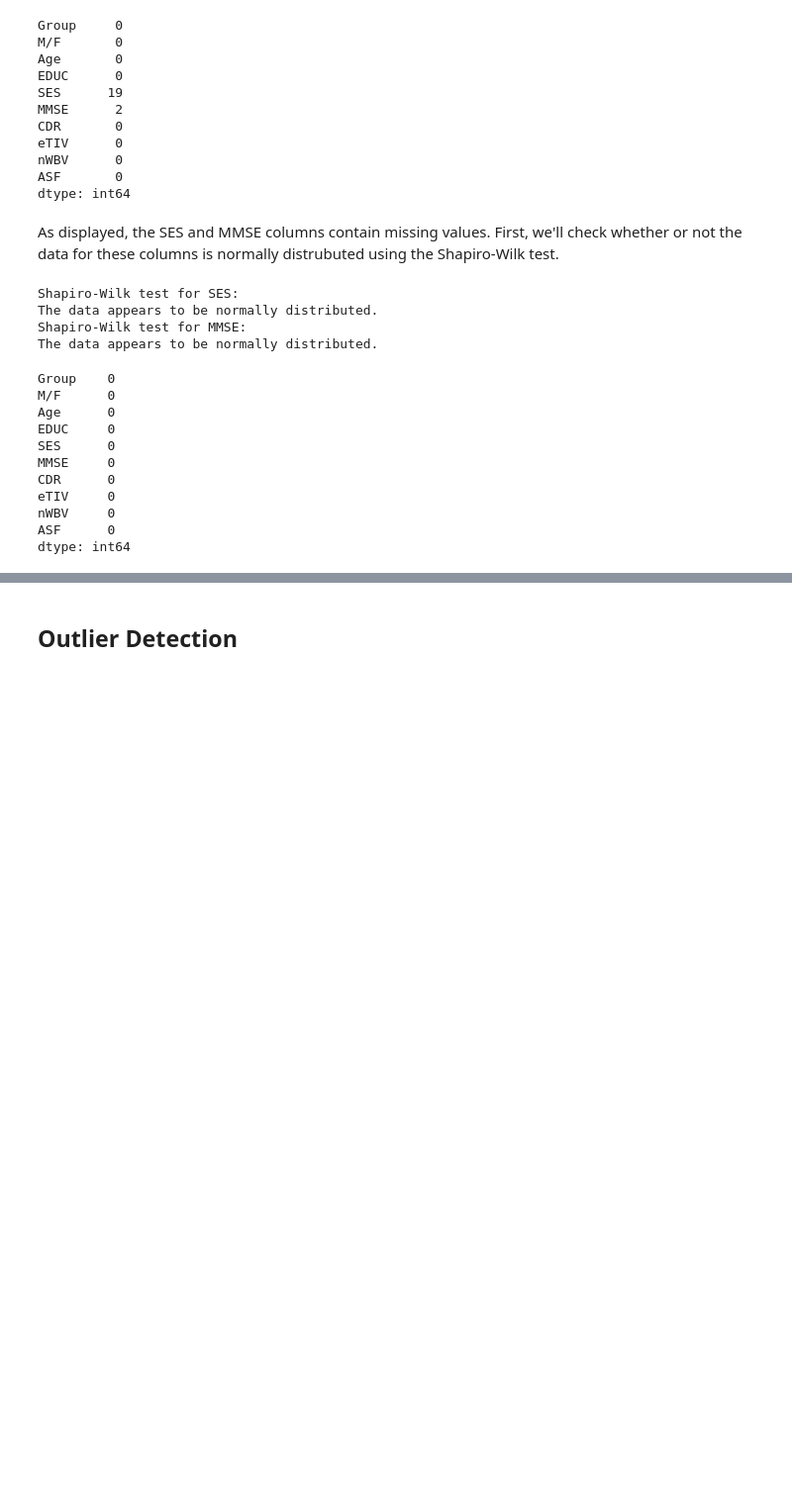
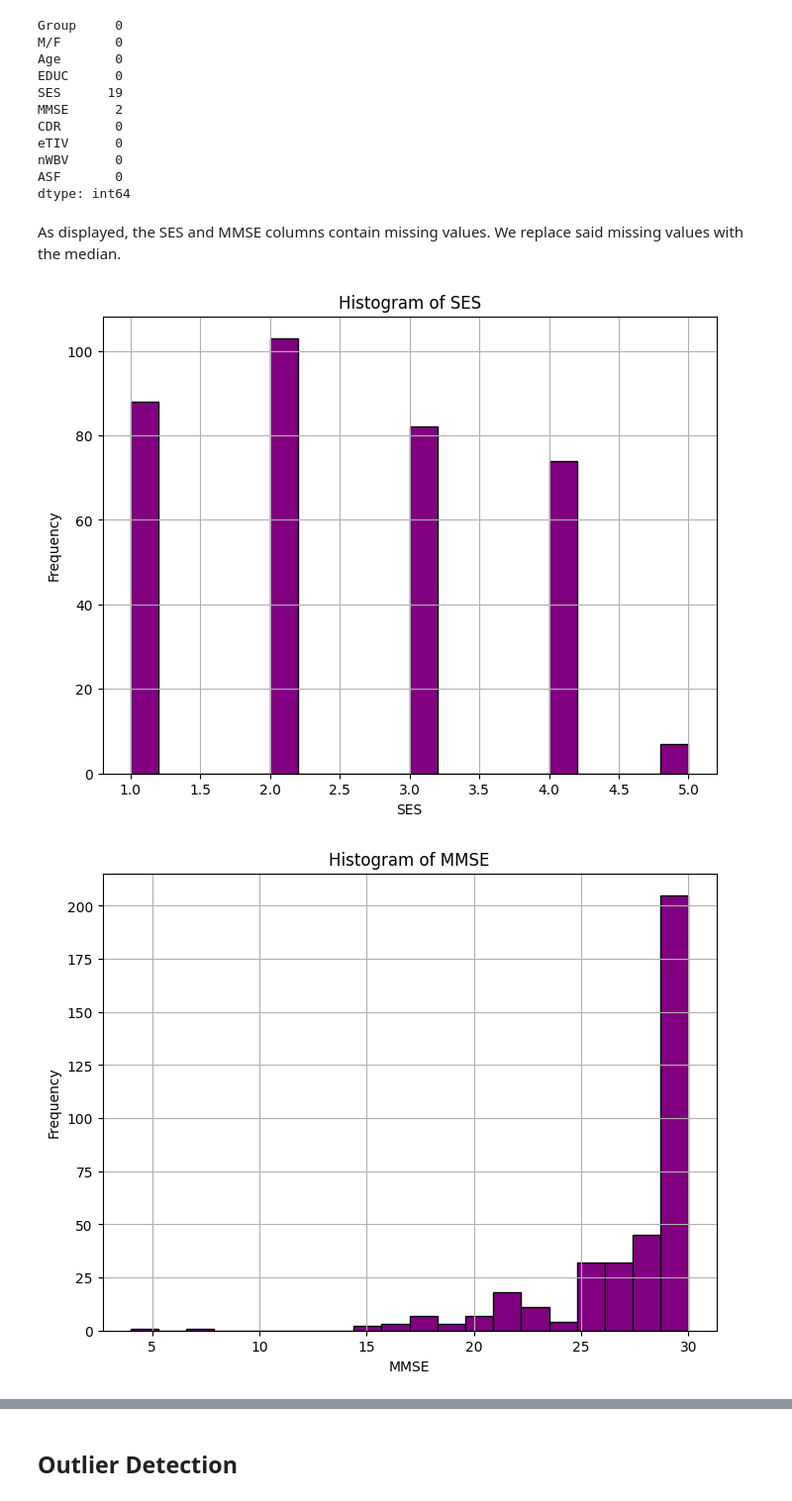
Before and after one commit to arwakhalidw/2024-GP-Group6, a Jupyter notebook: AlzheimerPredictor.ipynb, the cells around one changed output, grey strips where cells are left out. Shown at 99% size. Drawn from its saved outputs; the diff is of its cells as text; code cells hidden in the pictures; blank space fills up the shorter version.

```diff
--- a/AlzheimerPredictor.ipynb
+++ b/AlzheimerPredictor.ipynb
@@ -316,49 +252,25 @@ nWBV      0
 ASF       0
 dtype: int64
 # %% [markdown]
-As displayed, the SES and MMSE columns contain missing values. First, we'll check whether or not the data for these columns is normally distrubuted using the Shapiro-Wilk test.
+As displayed, the SES and MMSE columns contain missing values. We replace said missing values with the median.
-# %%
-stat, p_value = shapiro(dataframe['SES'])
-
-print('Shapiro-Wilk test for SES:')
-if p_value < 0.05:
-    print("The data is not normally distributed.")
-else:
-    print("The data appears to be normally distributed.")
-
-stat, p_value = shapiro(dataframe['MMSE'])
-
-print('Shapiro-Wilk test for MMSE:')
-if p_value < 0.05:
-    print("The data is not normally distributed.")
-else:
-    print("The data appears to be normally distributed.")
-
-
-## Since the data in both columns is normally distributed, we can either perform median or mean imputation.
-dataframe['SES'].fillna(dataframe['SES'].mean(), inplace=True)
-dataframe['MMSE'].fillna(dataframe['MMSE'].mean(), inplace=True)
-# %% [output]
-Shapiro-Wilk test for SES:
-The data appears to be normally distributed.
-Shapiro-Wilk test for MMSE:
-The data appears to be normally distributed.
-# %%
-## Since the data in both columns is normally distributed, we can either perform median or mean imputation.
-dataframe['SES'].fillna(dataframe['SES'].mean(), inplace=True)
-dataframe['MMSE'].fillna(dataframe['MMSE'].mean(), inplace=True)
-
-## Check for missing values again
-dataframe.isnull().sum()
-# %% [output]
-Group    0
-M/F      0
-Age      0
-EDUC     0
-SES      0
-MMSE     0
-CDR      0
-eTIV     0
-nWBV     0
-ASF      0
-dtype: int64
+# %%
+
+
+# Visualize MMSE and SES
+def visualize(data, column_name):
+
+    # Plot histogram
+    plt.figure(figsize=(8, 6))
+    plt.hist(data, bins=20, color='purple', edgecolor='black')
+    plt.title(f'Histogram of {column_name}')
+    plt.xlabel(column_name)
+    plt.ylabel('Frequency')
+    plt.grid(True)
+    plt.show()
+
+visualize(dataframe['SES'], 'SES')
+
+visualize(dataframe['MMSE'], 'MMSE')
+# %% [output]
+[figure, added]
+[figure, added]
```
Also changed, not shown: parts of 42 cells of this notebook.
